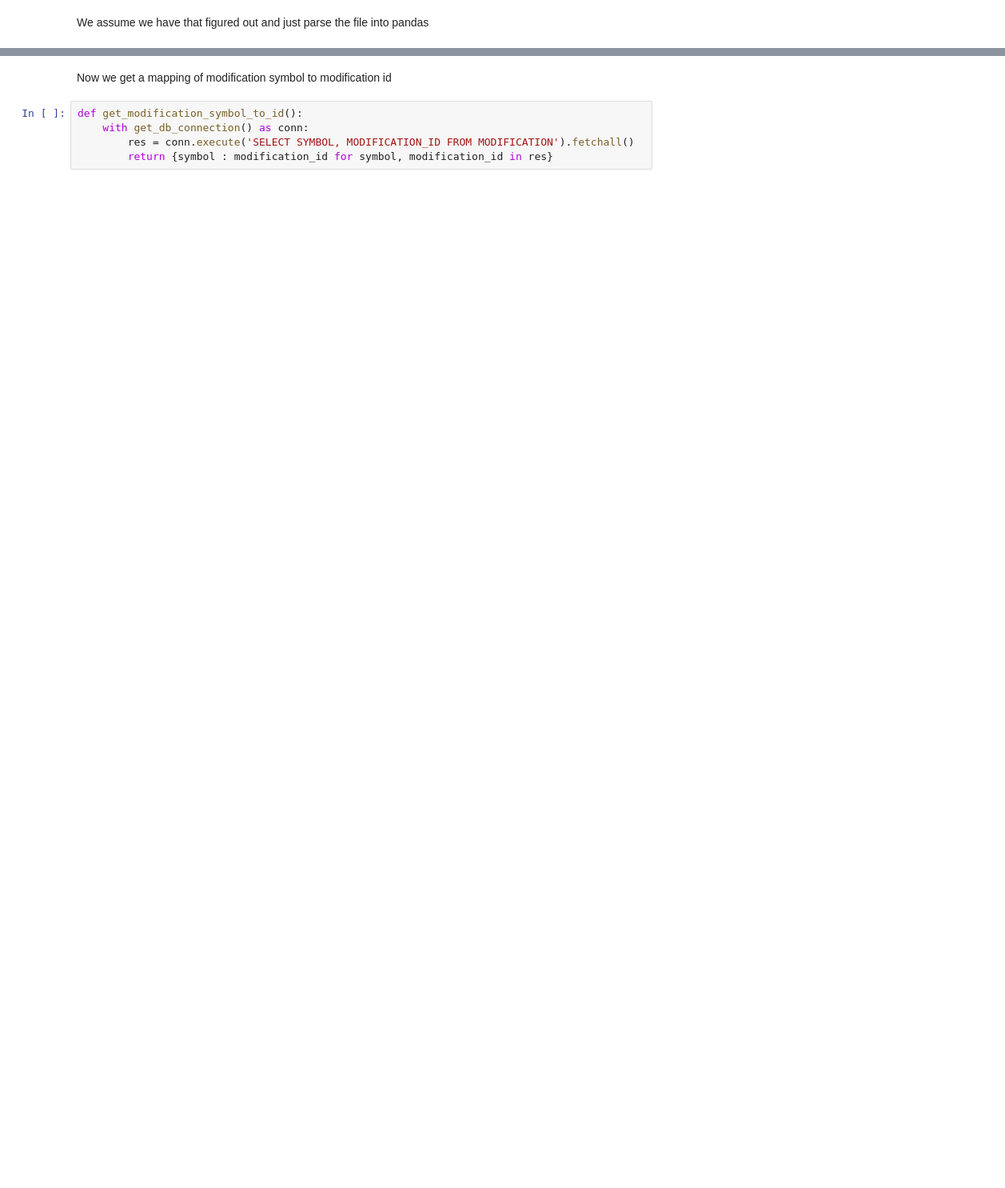
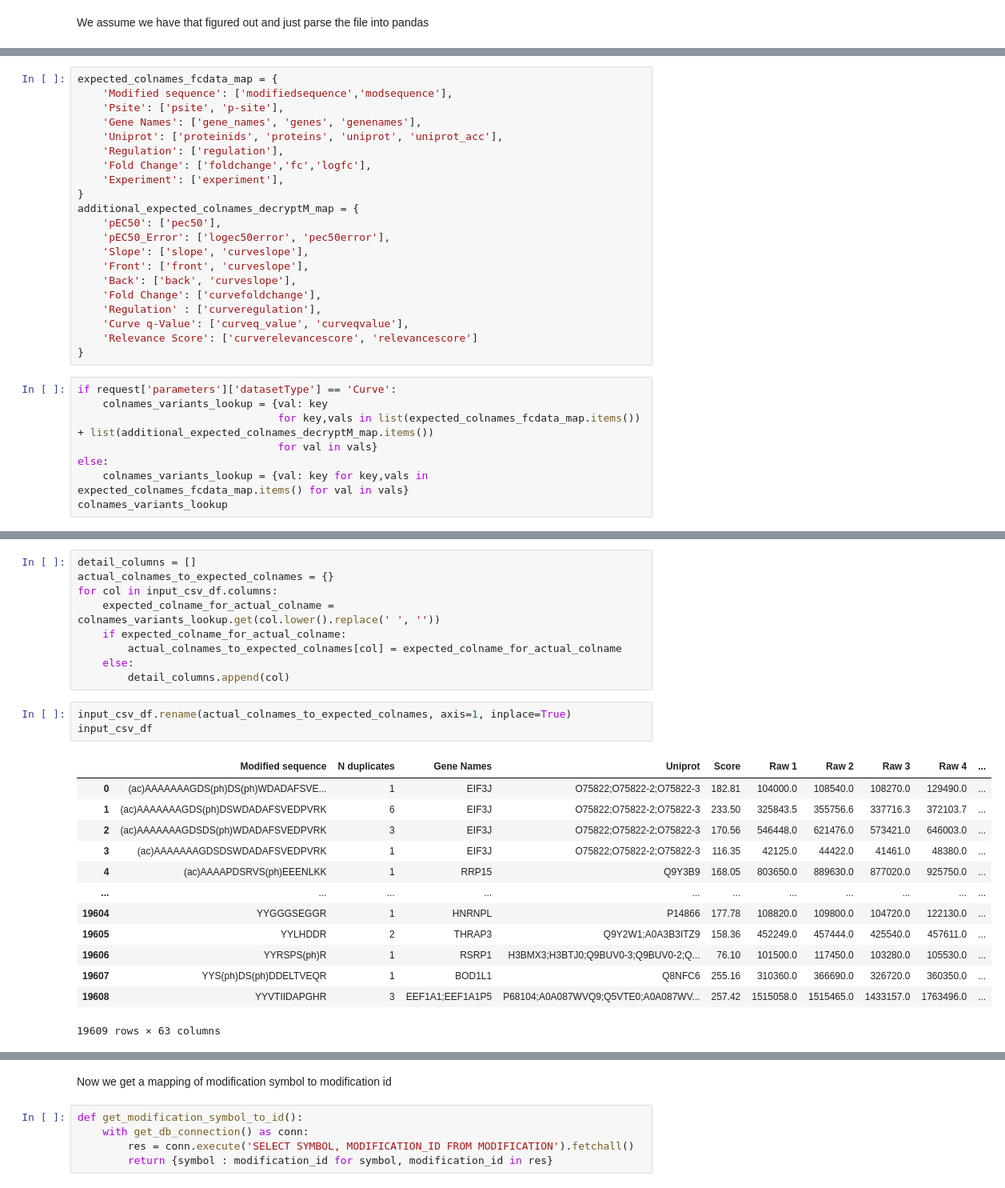
Before and after one commit to kusterlab/ptmnavigator, a Jupyter notebook: backend/standalone_backend/notebooks/5_User_Data_Import_Playground.ipynb, the cells around one changed output, grey strips where cells are left out. Shown at 80% size. Cells and saved outputs as stored; diff of their text form; blank space fills up the shorter version.

```diff
--- a/backend/standalone_backend/notebooks/5_User_Data_Import_Playground.ipynb
+++ b/backend/standalone_backend/notebooks/5_User_Data_Import_Playground.ipynb
@@ -144,0 +158,29 @@ input_csv_df
+# %%
+expected_colnames_fcdata_map = {
+    'Modified sequence': ['modifiedsequence','modsequence'],
+    'Psite': ['psite', 'p-site'],
+    'Gene Names': ['gene_names', 'genes', 'genenames'],
+    'Uniprot': ['proteinids', 'proteins', 'uniprot', 'uniprot_acc'],
+    'Regulation': ['regulation'],
+    'Fold Change': ['foldchange','fc','logfc'],
+    'Experiment': ['experiment'],
+}
+additional_expected_colnames_decryptM_map = {
+    'pEC50': ['pec50'],
+    'pEC50_Error': ['logec50error', 'pec50error'],
+    'Slope': ['slope', 'curveslope'],
+    'Front': ['front', 'curveslope'],
+    'Back': ['back', 'curveslope'],
+    'Fold Change': ['curvefoldchange'],
+    'Regulation' : ['curveregulation'],
+    'Curve q-Value': ['curveq_value', 'curveqvalue'],
+    'Relevance Score': ['curverelevancescore', 'relevancescore']
+}
+# %%
+if request['parameters']['datasetType'] == 'Curve':
+    colnames_variants_lookup = {val: key
+                                for key,vals in list(expected_colnames_fcdata_map.items()) + list(additional_expected_colnames_decryptM_map.items())
+                                for val in vals}
+else:
+    colnames_variants_lookup = {val: key for key,vals in expected_colnames_fcdata_map.items() for val in vals}
+colnames_variants_lookup
@@ -148 +206,27 @@ TODO:
 -  Check for Expected Columns Names, exit if one is missing
+# %%
+detail_columns = []
+actual_colnames_to_expected_colnames = {}
+for col in input_csv_df.columns:
+    expected_colname_for_actual_colname = colnames_variants_lookup.get(col.lower().replace(' ', ''))
+    if expected_colname_for_actual_colname:
+        actual_colnames_to_expected_colnames[col] = expected_colname_for_actual_colname
+    else:
+        detail_columns.append(col)
+# %%
+input_csv_df.rename(actual_colnames_to_expected_colnames, axis=1, inplace=True)
+input_csv_df
+# %% [output]
+|  | Modified sequence | N duplicates | Gene Names | Uniprot | Score | Raw 1 | Raw 2 | Raw 3 | Raw 4 | ... |
+| 0 | (ac)AAAAAAAGDS(ph)DS(ph)WDADAFSVE... | 1 | EIF3J | O75822;O75822-2;O75822-3 | 182.81 | 104000.0 | 108540.0 | 108270.0 | 129490.0 | ... |
+| 1 | (ac)AAAAAAAGDS(ph)DSWDADAFSVEDPVRK | 6 | EIF3J | O75822;O75822-2;O75822-3 | 233.50 | 325843.5 | 355756.6 | 337716.3 | 372103.7 | ... |
+| 2 | (ac)AAAAAAAGDSDS(ph)WDADAFSVEDPVRK | 3 | EIF3J | O75822;O75822-2;O75822-3 | 170.56 | 546448.0 | 621476.0 | 573421.0 | 646003.0 | ... |
+| 3 | (ac)AAAAAAAGDSDSWDADAFSVEDPVRK | 1 | EIF3J | O75822;O75822-2;O75822-3 | 116.35 | 42125.0 | 44422.0 | 41461.0 | 48380.0 | ... |
+| 4 | (ac)AAAAPDSRVS(ph)EEENLKK | 1 | RRP15 | Q9Y3B9 | 168.05 | 803650.0 | 889630.0 | 877020.0 | 925750.0 | ... |
+| ... | ... | ... | ... | ... | ... | ... | ... | ... | ... | ... |
+| 19604 | YYGGGSEGGR | 1 | HNRNPL | P14866 | 177.78 | 108820.0 | 109800.0 | 104720.0 | 122130.0 | ... |
+| 19605 | YYLHDDR | 2 | THRAP3 | Q9Y2W1;A0A3B3ITZ9 | 158.36 | 452249.0 | 457444.0 | 425540.0 | 457611.0 | ... |
+| 19606 | YYRSPS(ph)R | 1 | RSRP1 | H3BMX3;H3BTJ0;Q9BUV0-3;Q9BUV0-2;Q... | 76.10 | 101500.0 | 117450.0 | 103280.0 | 105530.0 | ... |
+| 19607 | YYS(ph)DS(ph)DDELTVEQR | 1 | BOD1L1 | Q8NFC6 | 255.16 | 310360.0 | 366690.0 | 326720.0 | 360350.0 | ... |
+| 19608 | YYVTIIDAPGHR | 3 | EEF1A1;EEF1A1P5 | P68104;A0A087WVQ9;Q5VTE0;A0A087WV... | 257.42 | 1515058.0 | 1515465.0 | 1433157.0 | 1763496.0 | ... |
+19609 rows × 63 columns
```
Also changed, not shown: parts of 146 cells of this notebook, 8 other files.
